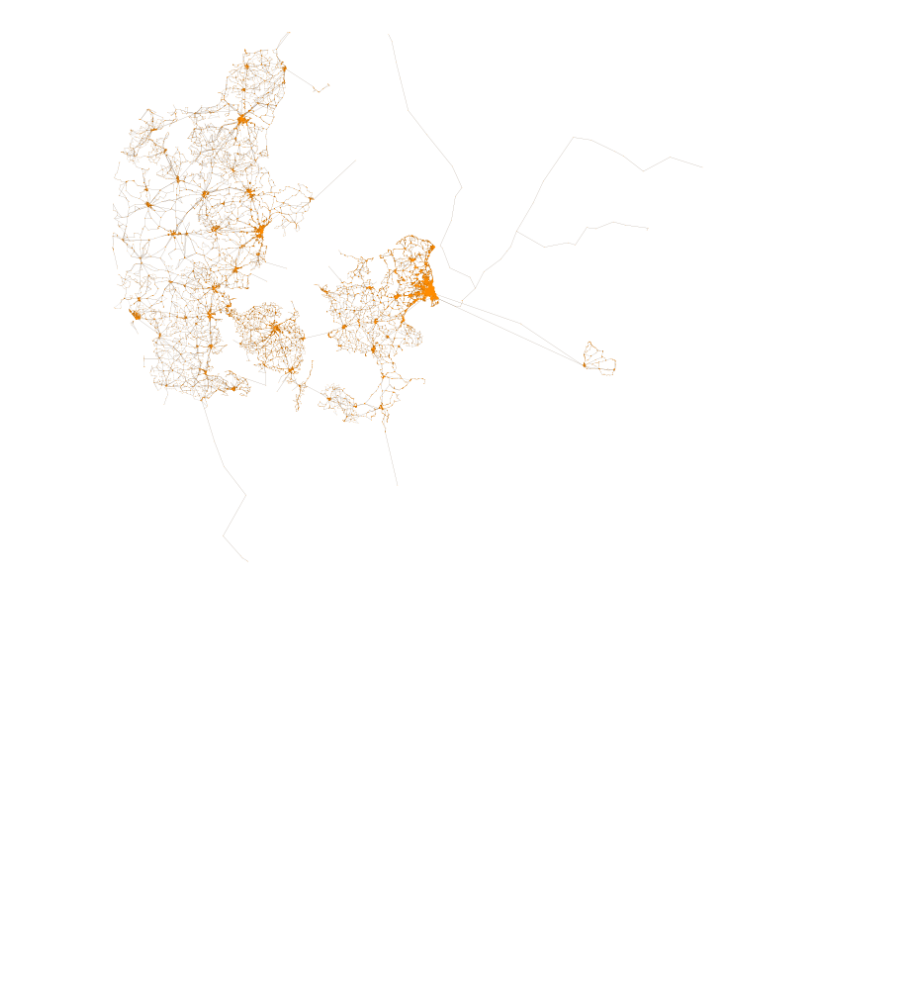
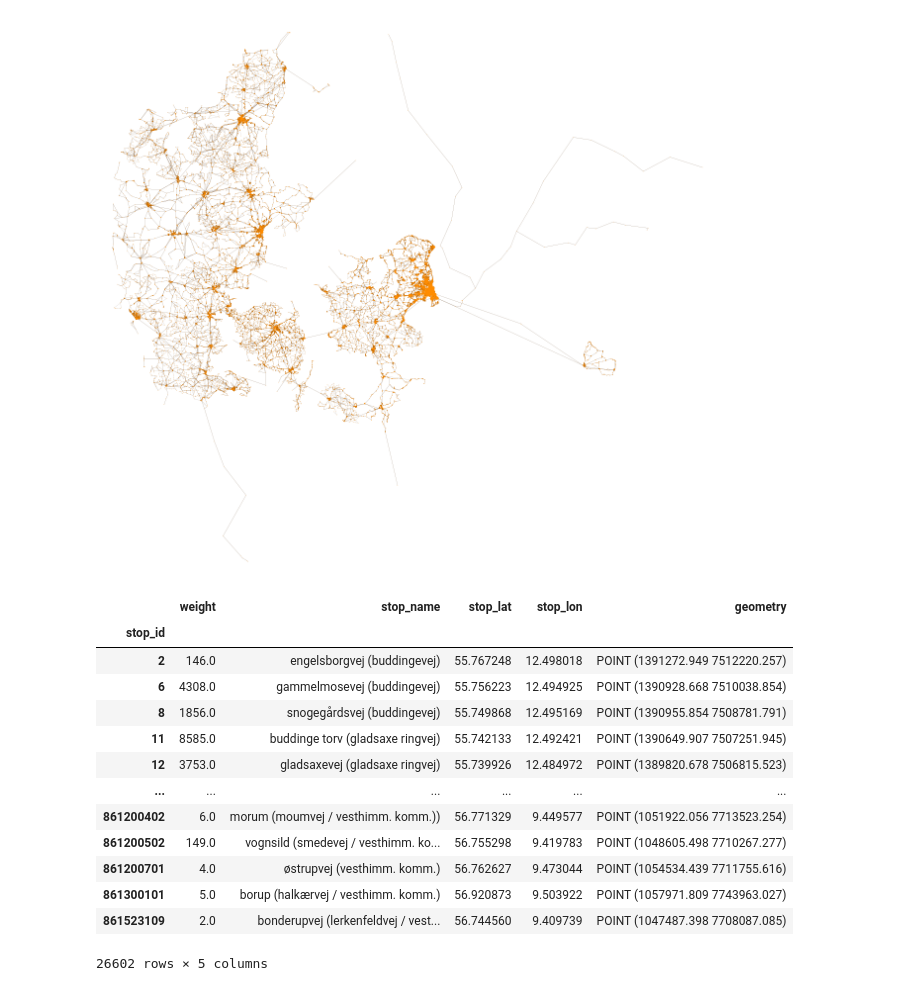
Before and after one commit to johanlaursen/imput, a Jupyter notebook: explore.ipynb, the cells around one changed output. Cells and saved outputs as stored; diff of their text form; code cells hidden in the pictures; blank space fills up the shorter version.

```diff
--- a/explore.ipynb
+++ b/explore.ipynb
@@ -342,6 +394,25 @@ fig, ax = ox.plot_graph(G_walks,
              );
 # %% [output]
 [figure]
+# %%
+stops_gdf = gp.GeoDataFrame(
+    stops_df, geometry=gp.points_from_xy(stops_df.stop_lon, stops_df.stop_lat), crs= 'EPSG:4326').to_crs('EPSG: 3857')
+stops_gdf
+# %% [output]
+|  | weight | stop_name | stop_lat | stop_lon | geometry |
+| stop_id |  |  |  |  |  |
+| 2 | 146.0 | engelsborgvej (buddingevej) | 55.767248 | 12.498018 | POINT (1391272.949 7512220.257) |
+| 6 | 4308.0 | gammelmosevej (buddingevej) | 55.756223 | 12.494925 | POINT (1390928.668 7510038.854) |
+| 8 | 1856.0 | snogegårdsvej (buddingevej) | 55.749868 | 12.495169 | POINT (1390955.854 7508781.791) |
+| 11 | 8585.0 | buddinge torv (gladsaxe ringvej) | 55.742133 | 12.492421 | POINT (1390649.907 7507251.945) |
+| 12 | 3753.0 | gladsaxevej (gladsaxe ringvej) | 55.739926 | 12.484972 | POINT (1389820.678 7506815.523) |
+| ... | ... | ... | ... | ... | ... |
+| 861200402 | 6.0 | morum (moumvej / vesthimm. komm.)) | 56.771329 | 9.449577 | POINT (1051922.056 7713523.254) |
+| 861200502 | 149.0 | vognsild (smedevej / vesthimm. ko... | 56.755298 | 9.419783 | POINT (1048605.498 7710267.277) |
+| 861200701 | 4.0 | østrupvej (vesthimm. komm.) | 56.762627 | 9.473044 | POINT (1054534.439 7711755.616) |
+| 861300101 | 5.0 | borup (halkærvej / vesthimm. komm.) | 56.920873 | 9.503922 | POINT (1057971.809 7743963.027) |
+| 861523109 | 2.0 | bonderupvej (lerkenfeldvej / vest... | 56.744560 | 9.409739 | POINT (1047487.398 7708087.085) |
+26602 rows × 5 columns
 # %%
 density_df = pd.read_csv('data/meta_density_2020.csv')
 density_df = gp.GeoDataFrame(
```
Also changed, not shown: parts of 22 cells of this notebook.
